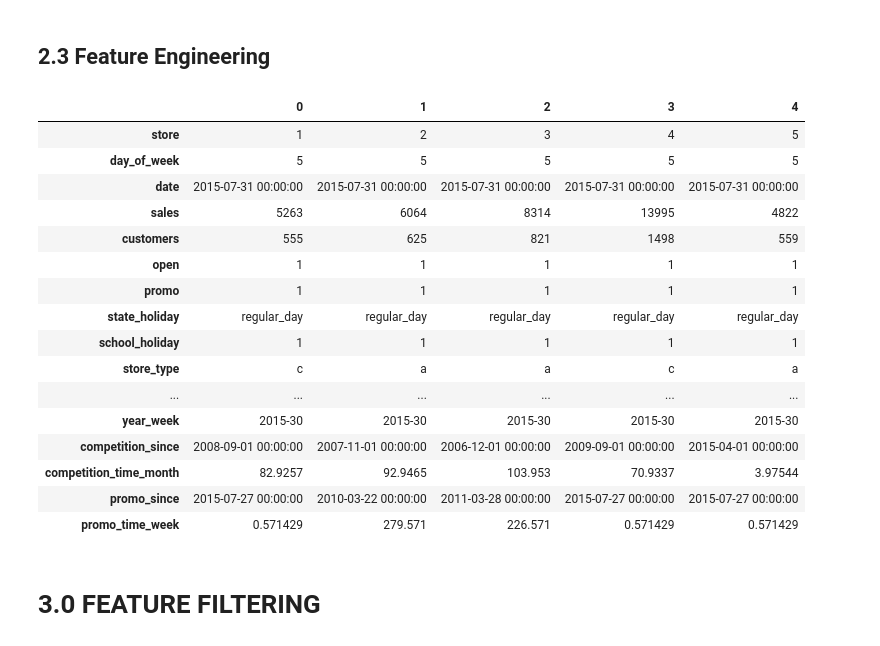
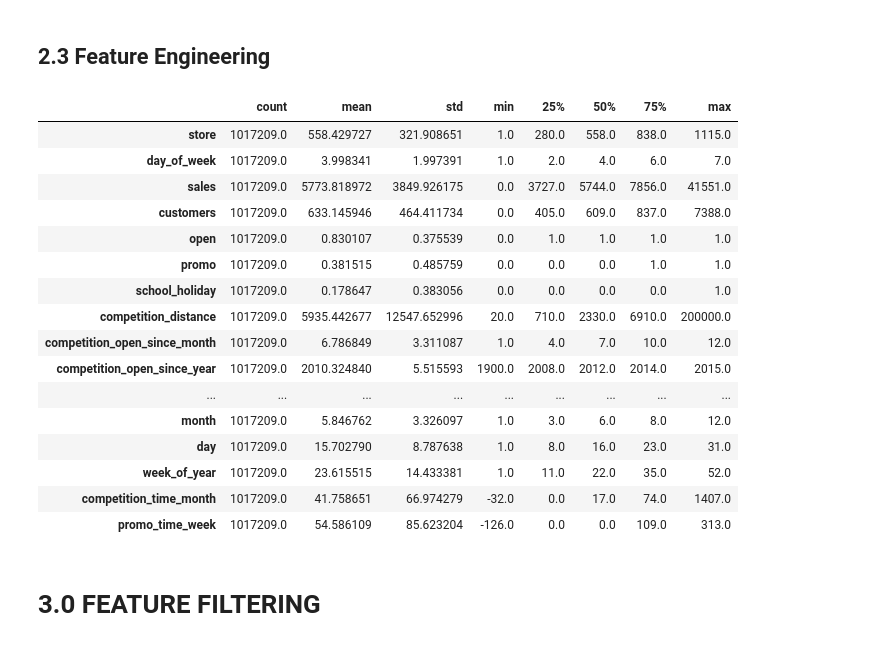
Before and after one commit to Leonamrsm/DS-em-Producao, a Jupyter notebook: Modulo_04/m04_v01_store_sales_prediction.ipynb, the cells around one changed output. Cells and saved outputs as stored; diff of their text form; code cells hidden in the pictures.

```diff
--- a/Modulo_04/m04_v01_store_sales_prediction.ipynb
+++ b/Modulo_04/m04_v01_store_sales_prediction.ipynb
@@ -377,25 +399,25 @@ df2['assortment'] = df2['assortment'].apply(lambda x: 'basic' if x == 'a' else '
 # state_holiday
 df2['state_holiday'] = df2['state_holiday'].apply(lambda x: 'public_holiday' if x == 'a' else 'easter_holiday' if x == 'b' else 'christmas' if x == 'c' else 'regular_day')
 # %%
-df2.head().T
+df2.describe().T
 # %% [output]
-|  | 0 | 1 | 2 | 3 | 4 |
-| store | 1 | 2 | 3 | 4 | 5 |
-| day_of_week | 5 | 5 | 5 | 5 | 5 |
-| date | 2015-07-31 00:00:00 | 2015-07-31 00:00:00 | 2015-07-31 00:00:00 | 2015-07-31 00:00:00 | 2015-07-31 00:00:00 |
-| sales | 5263 | 6064 | 8314 | 13995 | 4822 |
-| customers | 555 | 625 | 821 | 1498 | 559 |
-| open | 1 | 1 | 1 | 1 | 1 |
-| promo | 1 | 1 | 1 | 1 | 1 |
-| state_holiday | regular_day | regular_day | regular_day | regular_day | regular_day |
-| school_holiday | 1 | 1 | 1 | 1 | 1 |
-| store_type | c | a | a | c | a |
-| ... | ... | ... | ... | ... | ... |
-| year_week | 2015-30 | 2015-30 | 2015-30 | 2015-30 | 2015-30 |
-| competition_since | 2008-09-01 00:00:00 | 2007-11-01 00:00:00 | 2006-12-01 00:00:00 | 2009-09-01 00:00:00 | 2015-04-01 00:00:00 |
-| competition_time_month | 82.9257 | 92.9465 | 103.953 | 70.9337 | 3.97544 |
-| promo_since | 2015-07-27 00:00:00 | 2010-03-22 00:00:00 | 2011-03-28 00:00:00 | 2015-07-27 00:00:00 | 2015-07-27 00:00:00 |
-| promo_time_week | 0.571429 | 279.571 | 226.571 | 0.571429 | 0.571429 |
+|  | count | mean | std | min | 25% | 50% | 75% | max |
+| store | 1017209.0 | 558.429727 | 321.908651 | 1.0 | 280.0 | 558.0 | 838.0 | 1115.0 |
+| day_of_week | 1017209.0 | 3.998341 | 1.997391 | 1.0 | 2.0 | 4.0 | 6.0 | 7.0 |
+| sales | 1017209.0 | 5773.818972 | 3849.926175 | 0.0 | 3727.0 | 5744.0 | 7856.0 | 41551.0 |
+| customers | 1017209.0 | 633.145946 | 464.411734 | 0.0 | 405.0 | 609.0 | 837.0 | 7388.0 |
+| open | 1017209.0 | 0.830107 | 0.375539 | 0.0 | 1.0 | 1.0 | 1.0 | 1.0 |
+| promo | 1017209.0 | 0.381515 | 0.485759 | 0.0 | 0.0 | 0.0 | 1.0 | 1.0 |
+| school_holiday | 1017209.0 | 0.178647 | 0.383056 | 0.0 | 0.0 | 0.0 | 0.0 | 1.0 |
+| competition_distance | 1017209.0 | 5935.442677 | 12547.652996 | 20.0 | 710.0 | 2330.0 | 6910.0 | 200000.0 |
+| competition_open_since_month | 1017209.0 | 6.786849 | 3.311087 | 1.0 | 4.0 | 7.0 | 10.0 | 12.0 |
+| competition_open_since_year | 1017209.0 | 2010.324840 | 5.515593 | 1900.0 | 2008.0 | 2012.0 | 2014.0 | 2015.0 |
+| ... | ... | ... | ... | ... | ... | ... | ... | ... |
+| month | 1017209.0 | 5.846762 | 3.326097 | 1.0 | 3.0 | 6.0 | 8.0 | 12.0 |
+| day | 1017209.0 | 15.702790 | 8.787638 | 1.0 | 8.0 | 16.0 | 23.0 | 31.0 |
+| week_of_year | 1017209.0 | 23.615515 | 14.433381 | 1.0 | 11.0 | 22.0 | 35.0 | 52.0 |
+| competition_time_month | 1017209.0 | 41.758651 | 66.974279 | -32.0 | 0.0 | 17.0 | 74.0 | 1407.0 |
+| promo_time_week | 1017209.0 | 54.586109 | 85.623204 | -126.0 | 0.0 | 0.0 | 109.0 | 313.0 |
 # %% [markdown]
 # 3.0 FEATURE FILTERING
 # %%
```
Also changed, not shown: parts of 26 cells of this notebook.
